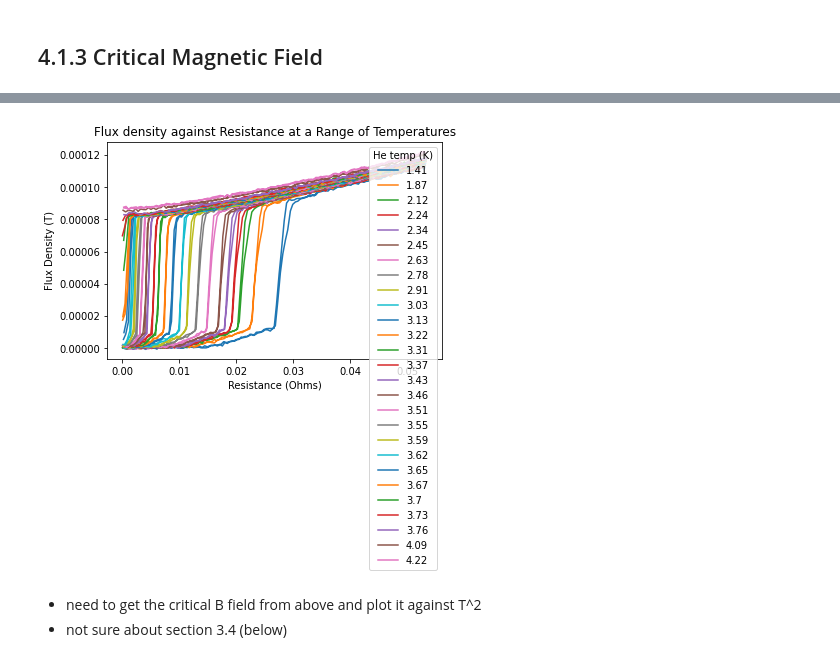
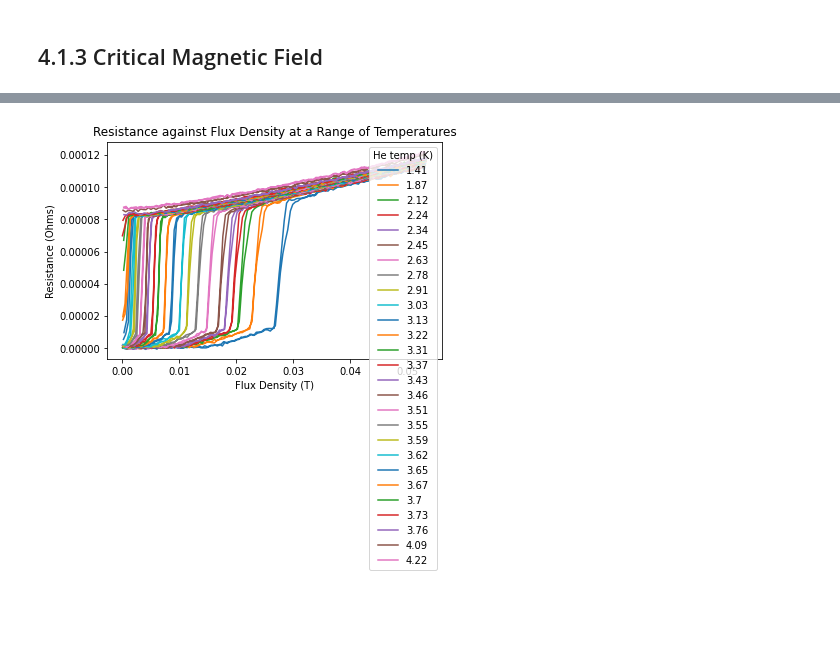
Before and after one commit to a5v/superconductivity, a Jupyter notebook: notebooks/resistivity.ipynb, the cells around one changed output, grey strips where cells are left out. Drawn from its saved outputs; the diff is of its cells as text; code cells hidden in the pictures; blank space fills up the shorter version.

```diff
--- a/notebooks/resistivity.ipynb
+++ b/notebooks/resistivity.ipynb
@@ -168,6 +168,7 @@ sv_array = [] ##sample voltage array
 isv_array = [] ##integrated sample voltage array
 b_array = [] ##flux density array
 r_array = [] ##resistance array
+Bc = [] ##array of critical B values
 
 v_per_a = 0.5
 tesla_per_a = 0.018
@@ -196,3 +197,15 @@ for i in range(len(press_list)):
     isv_array.append(isv)
     b_array.append(b)
     r_array.append(r)
+
+    ##finding the transition flux density from r
+    b_trans = []
+    r_trans = []
+    for i in range(len(r)):
+        if r[i] > 0.00001 and r[i] < 0.00008:
+            b_trans.append(b[i])
+            r_trans.append(b[i])
+    b_trans = np.array(b_trans)
+    #B_midpoint = ( B_trans[0]+ B_trans[len(B_trans)-1] )*0.5
+    if len(b_trans) != 0:
+        Bc.append(( b_trans[0]+ b_trans[len(b_trans)-1] )*0.5 )
@@ -199,11 +232,11 @@ for i in range(len(press_list)):
 # %%
-##Sample Voltage against Shunt Voltage at a Range of Pressures
+# ##Sample Voltage against Shunt Voltage at a Range of Pressures
 
-for i in range(20): ##len(shv_array)
-    plt.plot(shv_array[i], sv_array[i])
+# for i in range(len(shv_array)): ##len(shv_array)
+#     plt.plot(shv_array[i], sv_array[i])
 
-plt.title('Sample Voltage against Shunt Voltage at a Range of Temperatures')
-plt.xlabel('Shunt Voltage (V)') # Plot a label on x axis of Xlabel on graph
-plt.ylabel('Sample Voltage (V)') # Plot a label on x axis of Xlabel on graph
-plt.legend(np.round(temp_array, decimals =2), title = "He temp (K)", loc = 1)
-plt.show()
+# plt.title('Sample Voltage against Shunt Voltage at a Range of Temperatures')
+# plt.xlabel('Shunt Voltage (V)') # Plot a label on x axis of Xlabel on graph
+# plt.ylabel('Sample Voltage (V)') # Plot a label on x axis of Xlabel on graph
+# plt.legend(np.round(temp_array, decimals =2), title = "He temp (K)", loc = 1)
+# plt.show()
@@ -212,17 +243,14 @@ plt.show()
 # %%
 ##Sample Voltage against Shunt Voltage at a Range of Pressures
 ranges = range(len(b_array)) ## range(10,len(b_array))
 
 for i in ranges: ##len(b_array)
     plt.plot(b_array[i], r_array[i])
 
-plt.title('Flux density against Resistance at a Range of Temperatures')
-plt.xlabel('Resistance (Ohms)') # Plot a label on x axis of Xlabel on graph
-plt.ylabel('Flux Density (T)') # Plot a label on x axis of Xlabel on graph
+plt.title('Resistance against Flux Density at a Range of Temperatures')
+plt.xlabel('Flux Density (T)') # Plot a label on x axis of Xlabel on graph
+plt.ylabel('Resistance (Ohms)') # Plot a label on x axis of Xlabel on graph
 plt.legend(np.round(temp_array[ranges], decimals =2), title = "He temp (K)", loc = 1)
 plt.show()
 # %% [output]
-[figure, old version]
+[figure, new version]
-# %% [markdown]
-- need to get the critical B field from above and plot it against T^2
-- not sure about section 3.4 (below)
```
Also changed, not shown: parts of 14 cells of this notebook, 2 other files.
